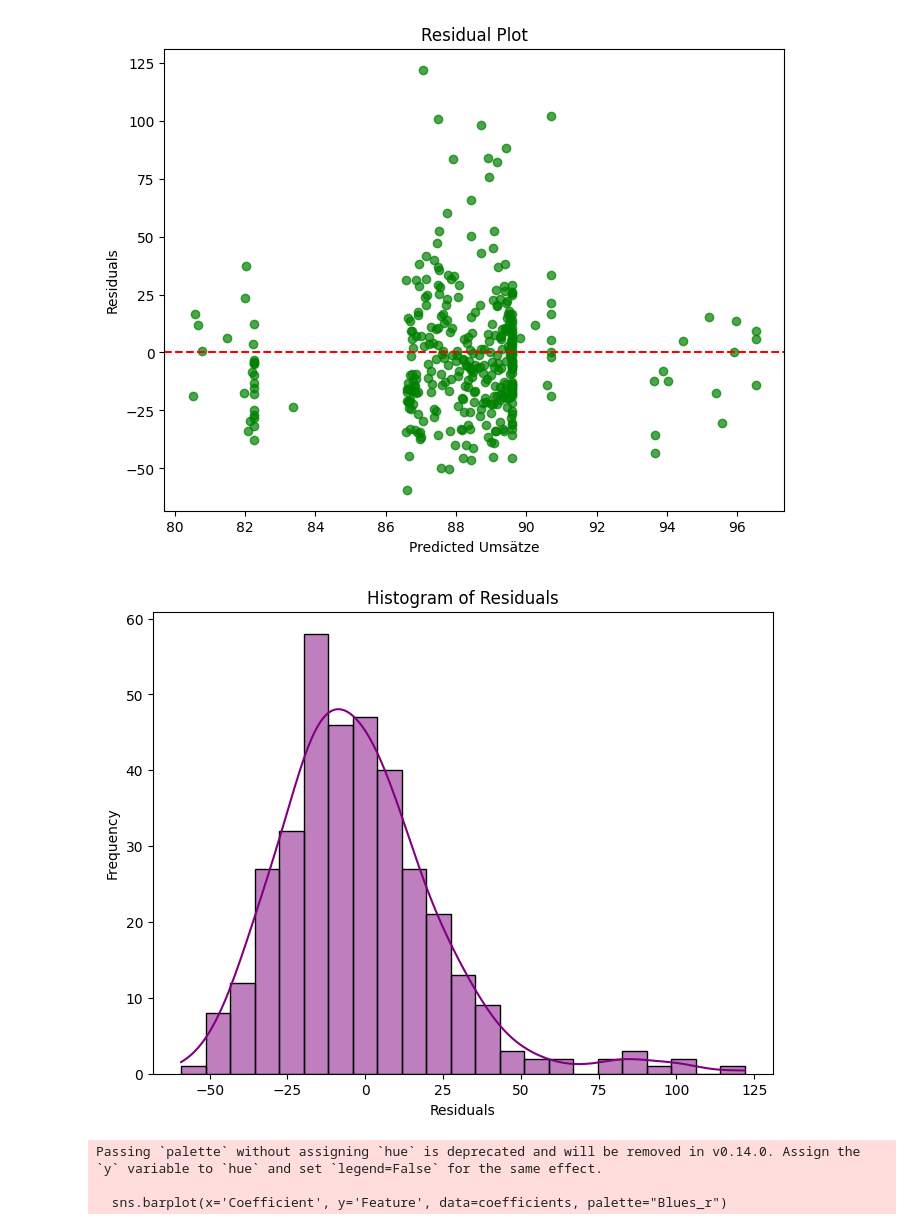
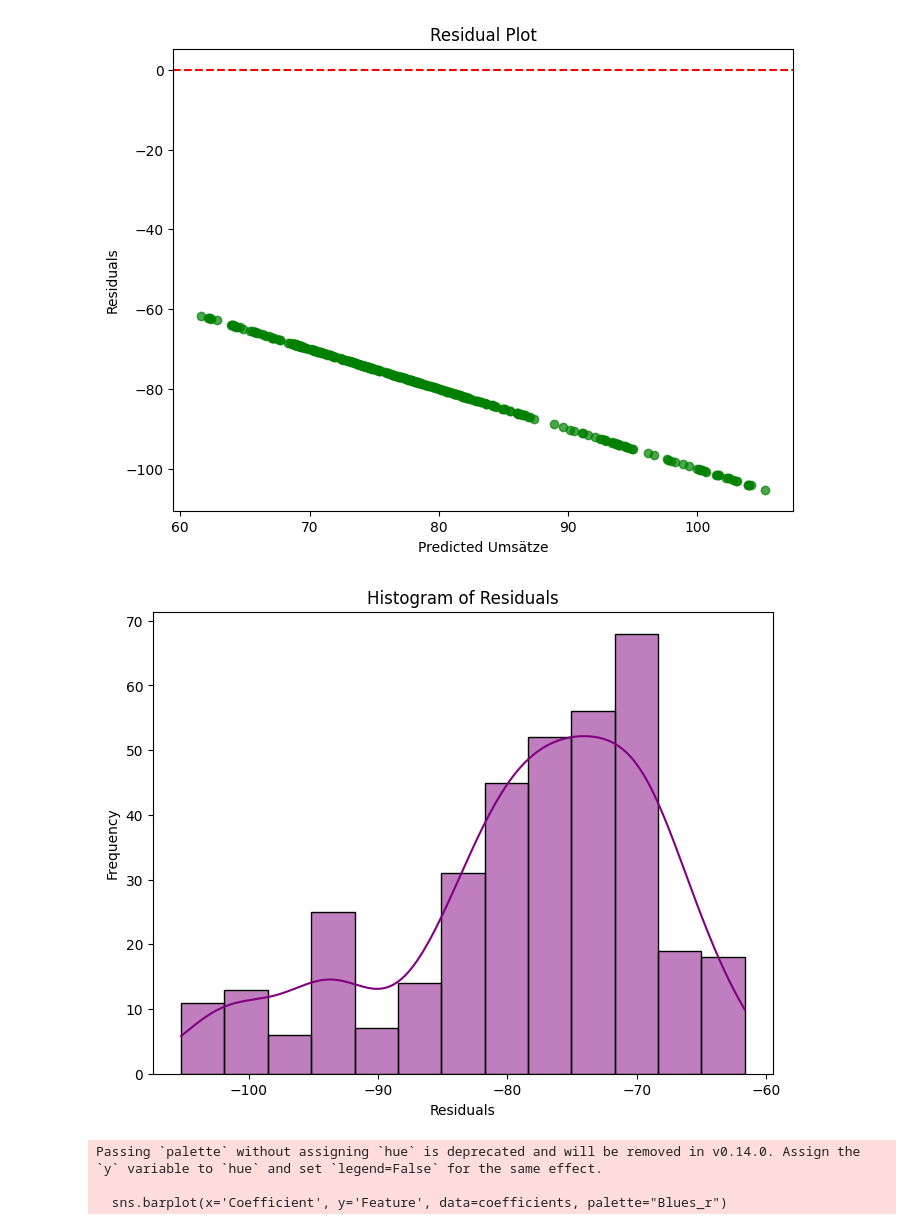
Before and after one commit to Fiesa00/DS_ML_Gr_1.5, a Jupyter notebook: 2_BaselineModel/Baseline-Model W4.ipynb, the cells around one changed output. Cells and saved outputs as stored; diff of their text form; code cells hidden in the pictures.

Commit message:
Features in Baseline-Modelle

```diff
--- a/2_BaselineModel/Baseline-Model W4.ipynb
+++ b/2_BaselineModel/Baseline-Model W4.ipynb
@@ -95,7 +96,7 @@ data=data
 
 # Select features and target variable
 # Features include the different Warengruppen, Monday y/n
-features = ['Heimspiel','Weihnachtsmarkt', 'Markt', 'Sonnenschein (%)']
+features = ['Inflationsrate','Heimspiel','Weihnachtsmarkt', 'Markt','Temperatur','Monat' ,'Frühling','Sommer','Herbst','Winter','Temp_warm','Temp_cold','Temp_average', 'Monday','Tuesday','Wednesday','Thursday','Friday','Saturday','Sunday','Schulferien','Semesterferien','Feiertage','Niederschlag', 'Schneehoehe','Sonnenschein']
 X = data[features] #target variable: Umsatz
 
 # Scale the feature data to standardize the range
@@ -117,8 +118,8 @@ X_train = train_data[features]
 y_train = train_data['Umsatz']
 X_test=X_validation = validation_data[features]
 y_test=y_validation = validation_data['Umsatz']
-#X_test = test_data[features] erstmal so, da die gewünschten daten, keine Daten für test Daten übrig lassen
-#y_test = test_data['Umsatz']
+X_test = test_data[features] #erstmal so, da die gewünschten daten, keine Daten für test Daten übrig lassen
+y_test = test_data['Umsatz']
 
 
 
@@ -127,7 +128,7 @@ y_test=y_validation = validation_data['Umsatz']
 X_train = sm.add_constant(X_train)
 
 # Train the linear regression model using Statsmodels
-model = sm.OLS(y_train, X_train).fit()
+model = sm.OLS(y_train.astype(float), X_train.astype(float)).fit()
 
 # Print the summary of the regression model
 # Includes metrics like R-squared, coefficients, and p-values for each feature
@@ -135,7 +136,7 @@ print(model.summary())
 
 # Make predictions on the test set
 X_test = sm.add_constant(X_test)  # Add constant to test set for predictions
-predictions = model.predict(X_test)
+predictions = model.predict(X_test.astype(float))
 print("Predictions for test data:", predictions)
 
 # Calculate Mean Absolute Percentage Error (MAPE) for error evaluation
@@ -206,5 +207,5 @@ Mean Absolute Percentage Error (MAPE): 25.27%
-[figure, old version]
+[figure, new version]
-[figure, old version]
+[figure, new version]
 Passing `palette` without assigning `hue` is deprecated and will be removed in v0.14.0. Assign the `y` variable to `hue` and set `legend=False` for the same effect.
 
   sns.barplot(x='Coefficient', y='Feature', data=coefficients, palette="Blues_r")
```
Also changed, not shown: parts of 4 cells of this notebook, 2 other files.
